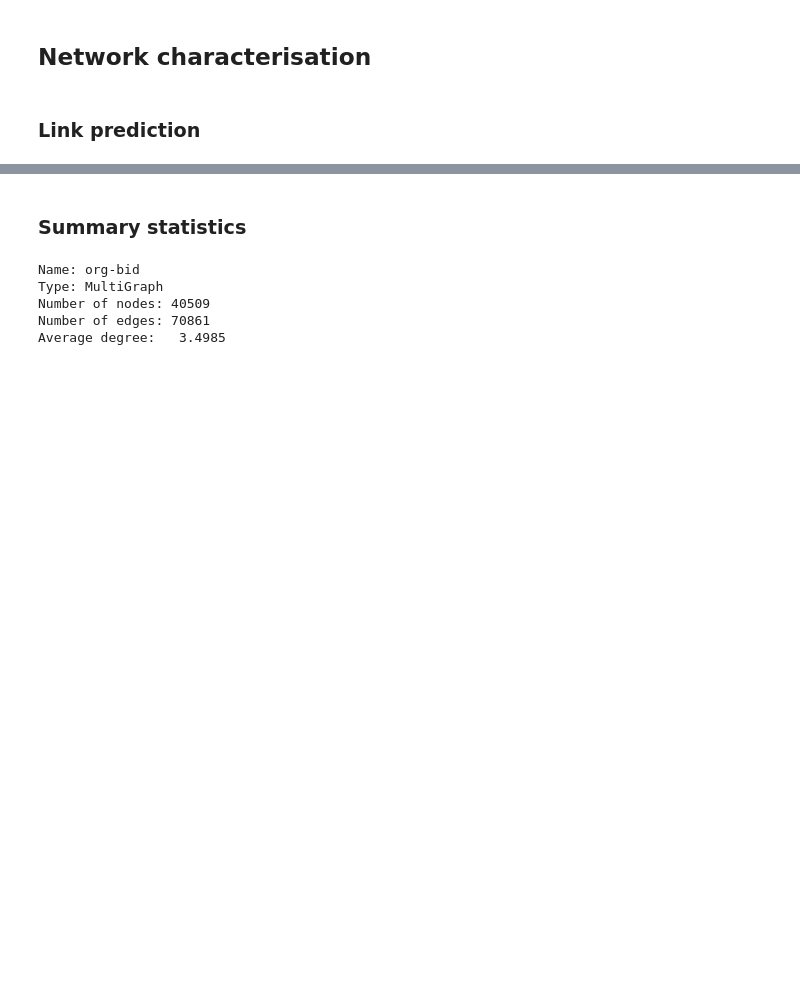
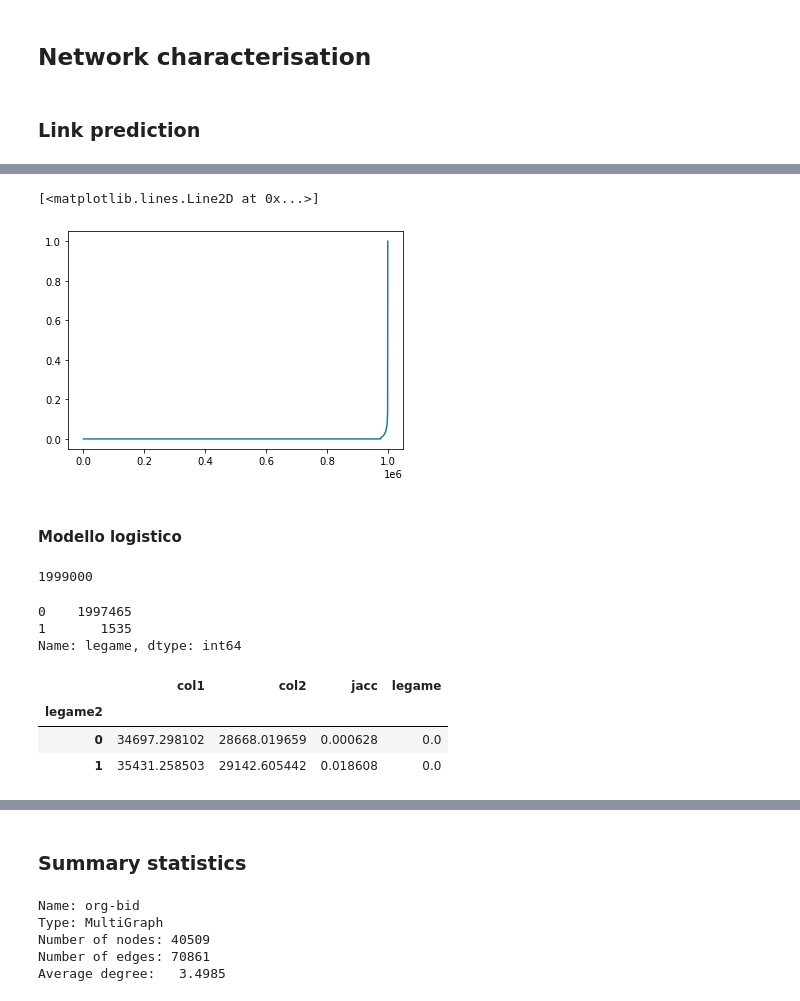
Before and after one commit to testalorenzo/crunch_net, a Jupyter notebook: notebook/crunch_up.ipynb, the cells around one changed output, grey strips where cells are left out. Cells and saved outputs as stored; diff of their text form; code cells hidden in the pictures; blank space fills up the shorter version.

```diff
--- a/notebook/crunch_up.ipynb
+++ b/notebook/crunch_up.ipynb
@@ -191,0 +237,20 @@ for u, v, p in jacc:
+# %%
+##vedo un po' quanto ci metto per subset di 1000
+import random
+jacqgrande = []
+oosn = list(orgorgsingle.nodes)
+random.seed(10)
+oosns = random.sample(oosn, 1000)
+for u in tqdm(oosns):
+    for v in oosns:
+        if u!=v:
+            j = nx.jaccard_coefficient(orgorgsingle, [(u,v)])
+            for u,v,p in j:
+                jacqgrande.append(p)
+# %%
+plt.plot(sorted(jacqgrande))
+# %% [output]
+[<matplotlib.lines.Line2D at 0x...>]
+[figure, added]
+# %% [markdown]
+#### Modello logistico
@@ -191,0 +289,4 @@ for u, v, p in jacc:
+# %%
+len(dfpred)
+# %% [output]
+1999000
@@ -191,0 +306,13 @@ for u, v, p in jacc:
+# %%
+dfpred['legame'].value_counts()
+# %% [output]
+0    1997465
+1       1535
+Name: legame, dtype: int64
+# %%
+dfpred2.groupby('legame2').mean()
+# %% [output]
+|  | col1 | col2 | jacc | legame |
+| legame2 |  |  |  |  |
+| 0 | 34697.298102 | 28668.019659 | 0.000628 | 0.0 |
+| 1 | 35431.258503 | 29142.605442 | 0.018608 | 0.0 |
```
Also changed, not shown: parts of 29 cells of this notebook.
